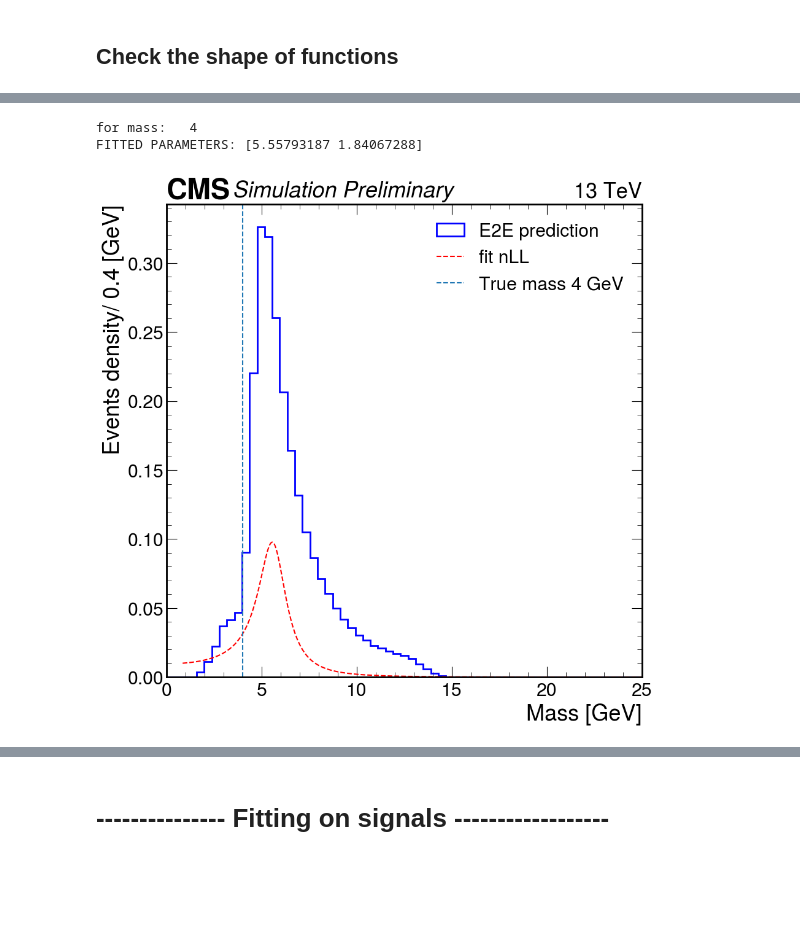
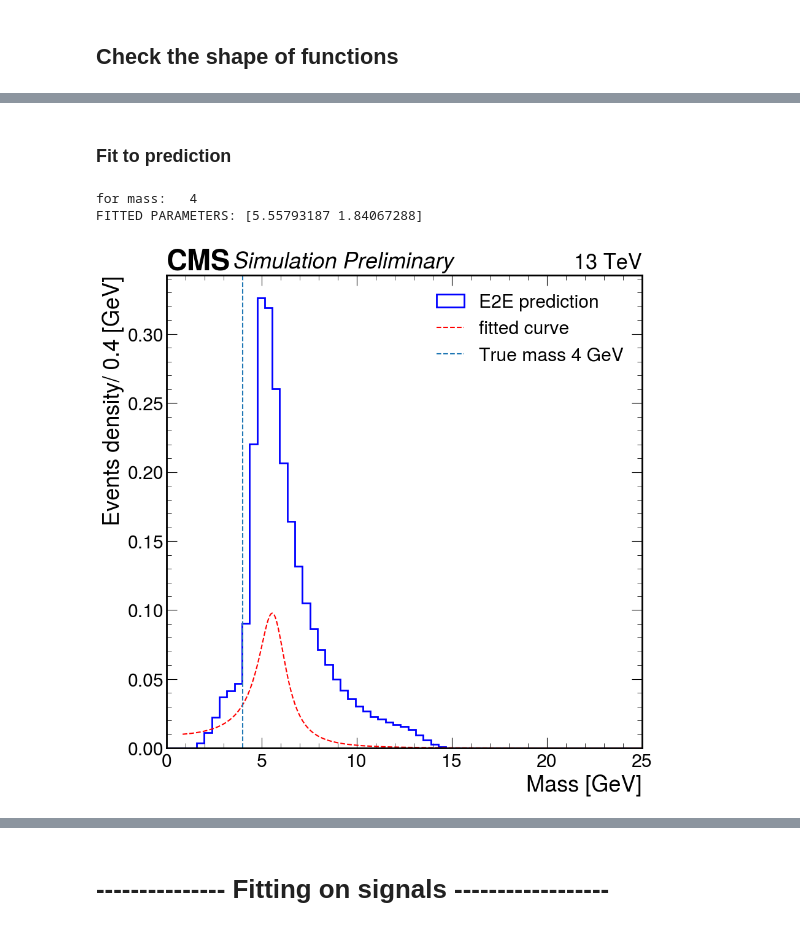
Before and after one commit to bhbam/H_AA_CLuster_jupyter_notebooks, a Jupyter notebook: fitting_diff_model_to_predictions.ipynb, the cells around one changed output, grey strips where cells are left out. Cells and saved outputs as stored; diff of their text form; code cells hidden in the pictures; blank space fills up the shorter version.

```diff
--- a/fitting_diff_model_to_predictions.ipynb
+++ b/fitting_diff_model_to_predictions.ipynb
@@ -309,3 +310,5 @@ ValueError: The truth value of an array with more than one element is ambiguous.
+# %% [markdown]
+### Fit to prediction
 # %%
 Mass = '4'
 mass  = {'3p7':3.7,'4':4, '5':5, '6':6, '8':8, '10':10, '12':12, '14':14}.get(Mass, None)
@@ -314,62 +317,32 @@ paths=np.sort(glob.glob(f'{parent_folder_path}/INFERENCE_13_channels_aToTauTau_m
 assert len(paths) > 0
 
 
 m0_min = 0
 m0_max = 25
 bin_size = 0.4
 
 infile = open(f"{paths[0]}", "rb")
 data = pickle.load(infile)
 infile.close()
 m_pred_ = data["m_pred"]
 
-
-#------------below for fitting central bins only--------------------------------------------------------
-
-def get_central_bins(data, lower_mass=1.2, upper_mass=17.2, bin_size=0.4, number_bins=6):
-    bins=np.arange(lower_mass, upper_mass+bin_size, bin_size)
-    counts, bin_edges = np.histogram(data, bins=bins)
-
-    # Find the index of the mode bin
-    mode_bin_index = np.argmax(counts)
-    start_bin_index = min(0, abs(mode_bin_index-number_bins))
-    end_bin_index = min(mode_bin_index+number_bins, len(bins)-1)
-    central_bins = np.arange(bins[start_bin_index], bins[end_bin_index]+bin_size, bin_size)
-    return central_bins
-
-central_bins = get_central_bins(m_pred_, lower_mass=1.2, upper_mass=17.2, bin_size=0.4, number_bins=5)
-mask = (m_pred_ >= central_bins[0]) & (m_pred_ < central_bins[-1])
-
-# m_pred_ = m_pred_[mask]
-
-#------------above this for fitting central bins only---------------------------------------------------
-
-
-
 x = np.linspace(min(m_pred_), max(m_pred_),10000)
-
-
 fitted_pdf = nLLH_BW_calculation(m_pred_)
 y = fitted_pdf(x)
-
-# mu, std = norm.fit(m_pred_)
-# print(mu, std)
-# # mu, std = 5, 0.75
-# y = norm.pdf(x, mu, std)
 
 
 fig, ax = plt.subplots()
 plt.hist(np.array(m_pred_).flatten(),range=(0,m0_max+1.2), bins=len(np.arange(0,m0_max+1.2,bin_size)), density=True, histtype='step',  linestyle='-', color='b', linewidth=2, label='E2E prediction')
 # plt.show()
-plt.plot(x, y,linestyle='--', color='red',label=f'fit nLL')
+plt.plot(x, y,linestyle='--', color='red',label=f'fitted curve')
 plt.axvline(x= mass,linestyle='--',label=f'True mass {Mass} GeV')
 plt.xlim(0,25)
 plt.xlabel('Mass [GeV]')
 plt.ylabel('Events density/ 0.4 [GeV]')
 plt.legend(loc='best')
 hep.cms.label(llabel="Simulation Preliminary", rlabel="13 TeV", loc=0, ax=ax)
 plt.show()
 # %% [output]
 for mass:   4
 FITTED PARAMETERS: [5.55793187 1.84067288]
-[figure, old version]
+[figure, new version]
```
Also changed, not shown: parts of 11 cells of this notebook.
